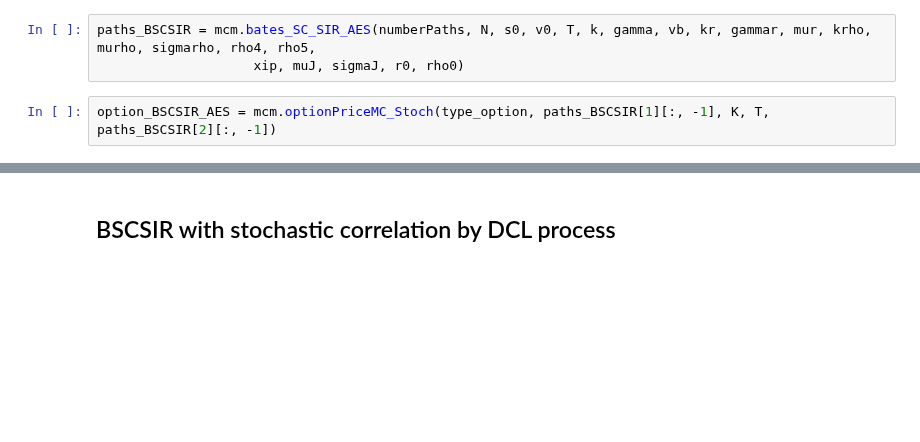
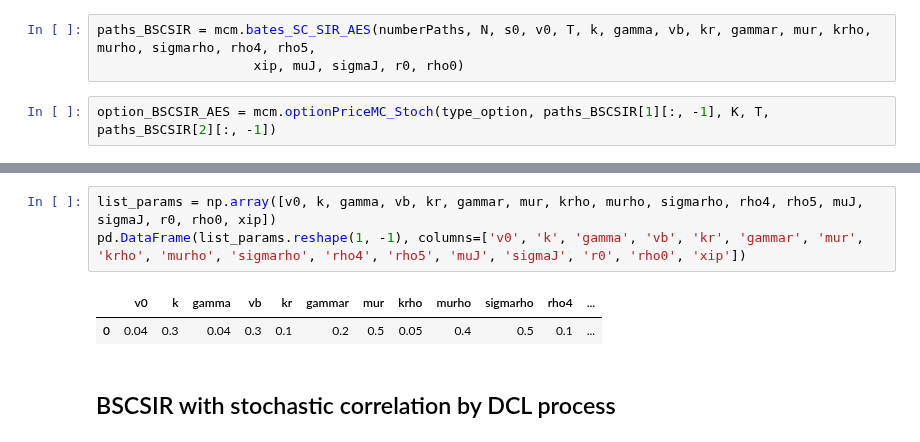
Before and after one commit to kirillzx/Generalized-Bates-model-draft, a Jupyter notebook: Calibrations/Calibration_Main_Calls.ipynb, the cells around one changed output, grey strips where cells are left out. Saved outputs shown, nothing was run; the diff lists cells and outputs as text; blank space fills up the shorter version.

```diff
--- a/Calibrations/Calibration_Main_Calls.ipynb
+++ b/Calibrations/Calibration_Main_Calls.ipynb
@@ -922,2 +856,8 @@ plt.show()
+# %%
+list_params = np.array([v0, k, gamma, vb, kr, gammar, mur, krho, murho, sigmarho, rho4, rho5, muJ, sigmaJ, r0, rho0, xip])
+pd.DataFrame(list_params.reshape(1, -1), columns=['v0', 'k', 'gamma', 'vb', 'kr', 'gammar', 'mur', 'krho', 'murho', 'sigmarho', 'rho4', 'rho5', 'muJ', 'sigmaJ', 'r0', 'rho0', 'xip'])
+# %% [output]
+|  | v0 | k | gamma | vb | kr | gammar | mur | krho | murho | sigmarho | rho4 | ... |
+| 0 | 0.04 | 0.3 | 0.04 | 0.3 | 0.1 | 0.2 | 0.5 | 0.05 | 0.4 | 0.5 | 0.1 | ... |
 # %% [markdown]
 ## BSCSIR with stochastic correlation by DCL process
```
Also changed, not shown: parts of 40 cells of this notebook.
